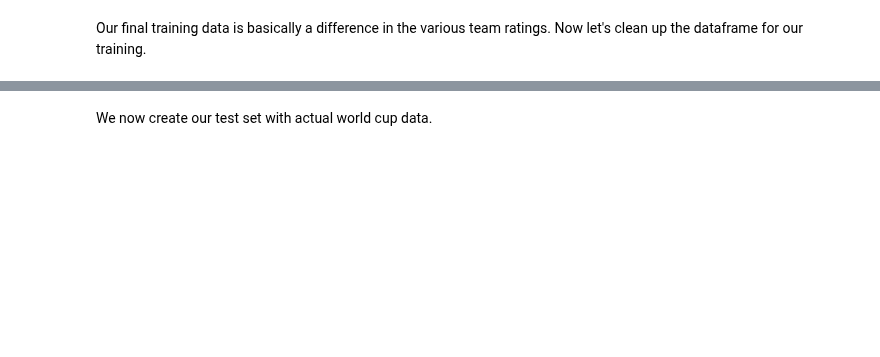
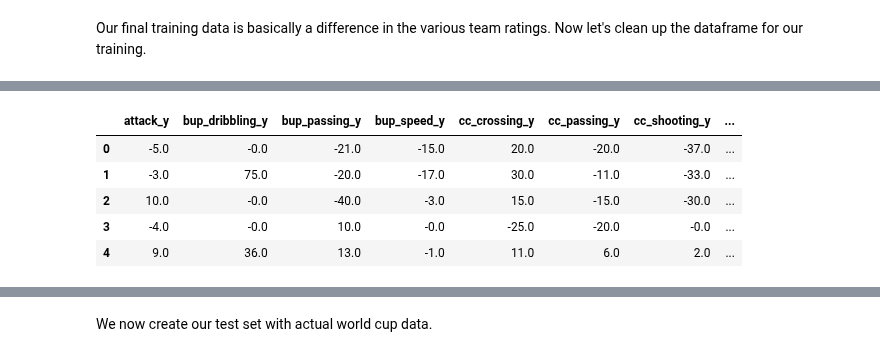
Before and after one commit to AC209aWC2018/World-Cup-2018, a Jupyter notebook: team-ratings-cleaning.ipynb, the cells around one changed output, grey strips where cells are left out. Cells and saved outputs as stored; diff of their text form; code cells hidden in the pictures; blank space fills up the shorter version.

```diff
--- a/team-ratings-cleaning.ipynb
+++ b/team-ratings-cleaning.ipynb
@@ -212,0 +137,18 @@ train_team.head()
+# %%
+diff_ratings = results_ratings2.drop('home_win', axis=1)
+diff_ratings = diff_ratings.diff(axis=1)
+ncol = diff_ratings.shape[1]
+
+# we only want every alternate column
+diff_ratings = diff_ratings.iloc[:,list(np.arange(1,ncol, 2))]
+
+# we want our statistics to be from perspective of home team
+diff_ratings = diff_ratings*-1
+diff_ratings.head()
+# %% [output]
+|  | attack_y | bup_dribbling_y | bup_passing_y | bup_speed_y | cc_crossing_y | cc_passing_y | cc_shooting_y | ... |
+| 0 | -5.0 | -0.0 | -21.0 | -15.0 | 20.0 | -20.0 | -37.0 | ... |
+| 1 | -3.0 | 75.0 | -20.0 | -17.0 | 30.0 | -11.0 | -33.0 | ... |
+| 2 | 10.0 | -0.0 | -40.0 | -3.0 | 15.0 | -15.0 | -30.0 | ... |
+| 3 | -4.0 | -0.0 | 10.0 | -0.0 | -25.0 | -20.0 | -0.0 | ... |
+| 4 | 9.0 | 36.0 | 13.0 | -1.0 | 11.0 | 6.0 | 2.0 | ... |
```
Also changed, not shown: parts of 21 cells of this notebook, 8 other files.
